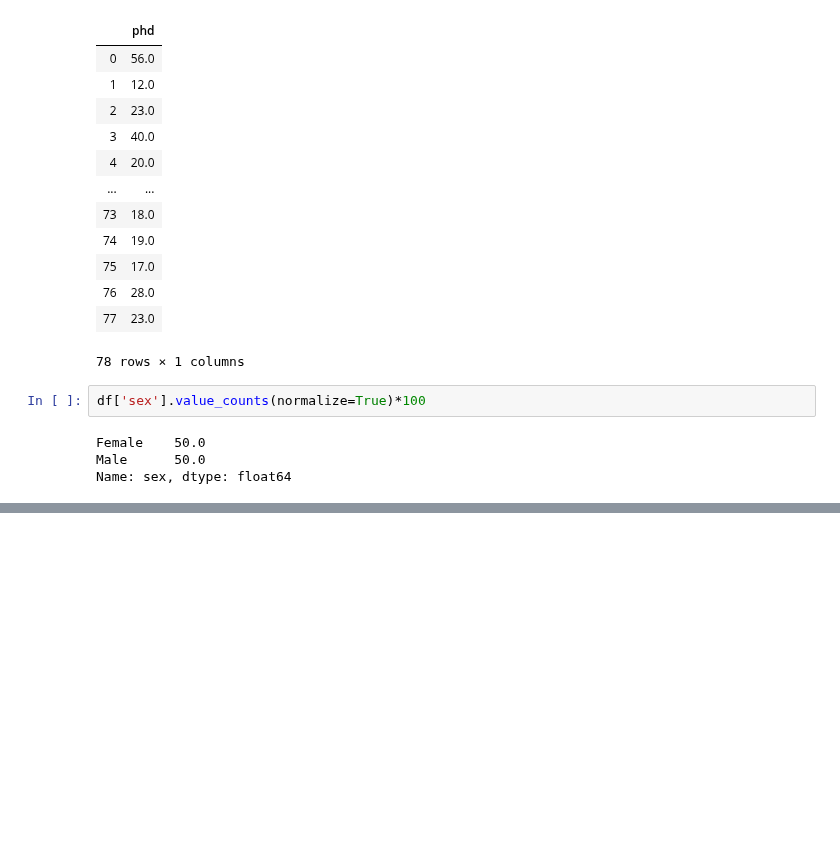
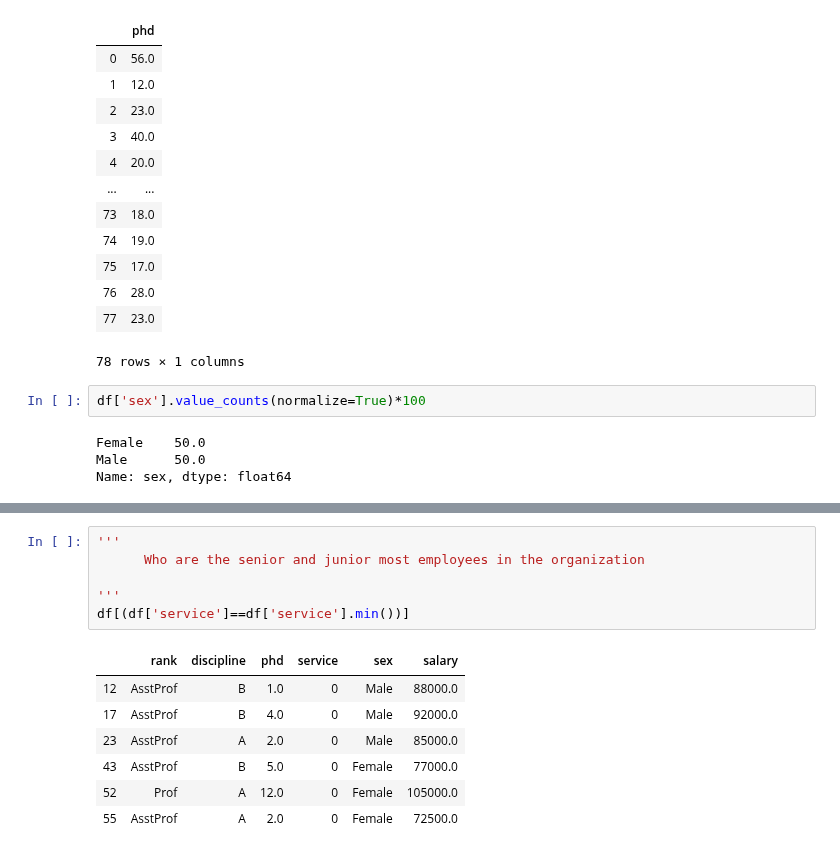
Before and after one commit to Yogendra3112/data_science, a Jupyter notebook: Pandas.ipynb, the cells around one changed output, grey strips where cells are left out. Saved outputs shown, nothing was run; the diff lists cells and outputs as text; blank space fills up the shorter version.

```diff
--- a/Pandas.ipynb
+++ b/Pandas.ipynb
@@ -1219,0 +1234,14 @@ plt.pyplot.pie(df['sex'].value_counts(),labels=['male','female'],autopct='%1.1f%
+# %%
+'''
+      Who are the senior and junior most employees in the organization
+
+'''
+df[(df['service']==df['service'].min())]
+# %% [output]
+|  | rank | discipline | phd | service | sex | salary |
+| 12 | AsstProf | B | 1.0 | 0 | Male | 88000.0 |
+| 17 | AsstProf | B | 4.0 | 0 | Male | 92000.0 |
+| 23 | AsstProf | A | 2.0 | 0 | Male | 85000.0 |
+| 43 | AsstProf | B | 5.0 | 0 | Female | 77000.0 |
+| 52 | Prof | A | 12.0 | 0 | Female | 105000.0 |
+| 55 | AsstProf | A | 2.0 | 0 | Female | 72500.0 |
```
Also changed, not shown: parts of 8 cells of this notebook.
